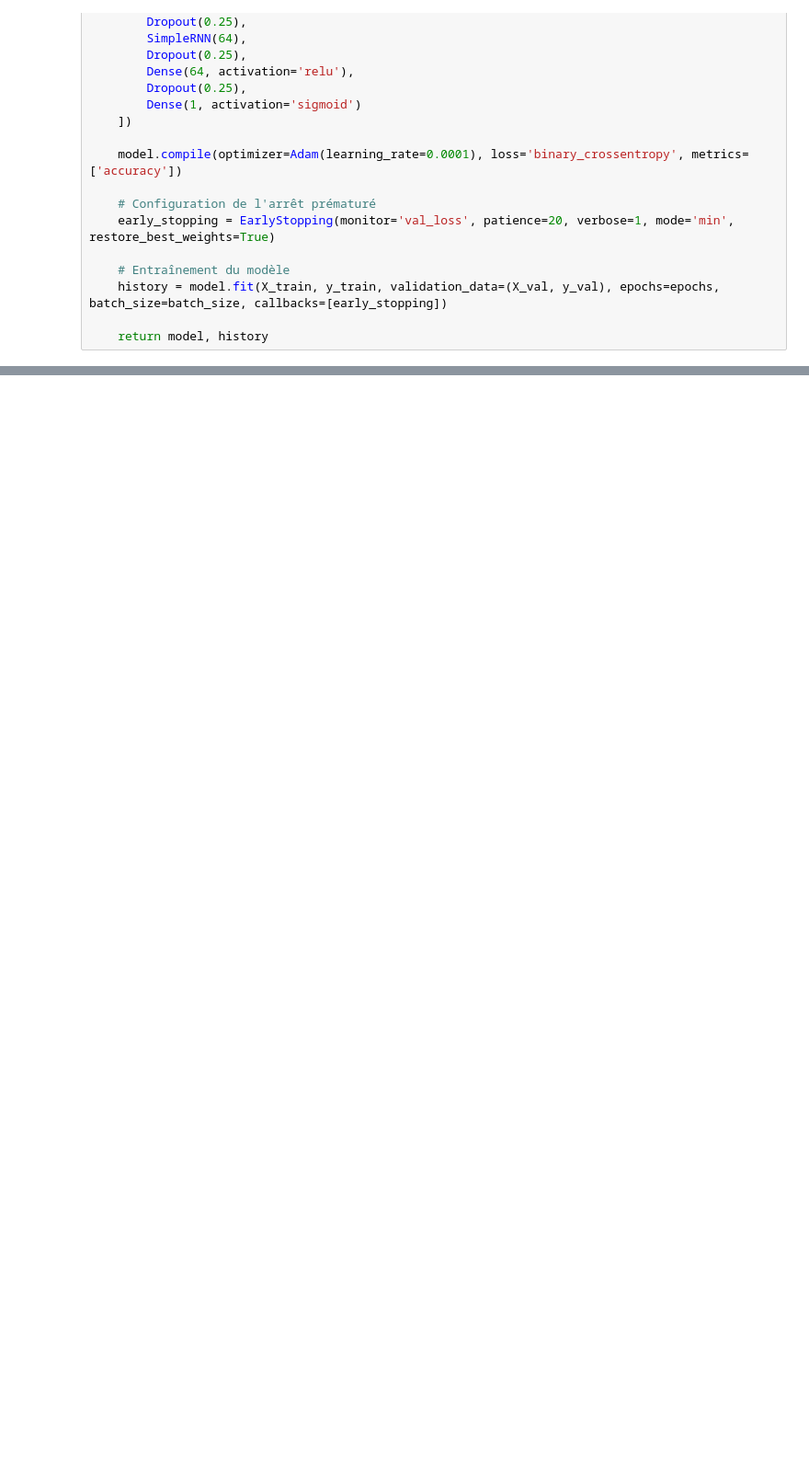
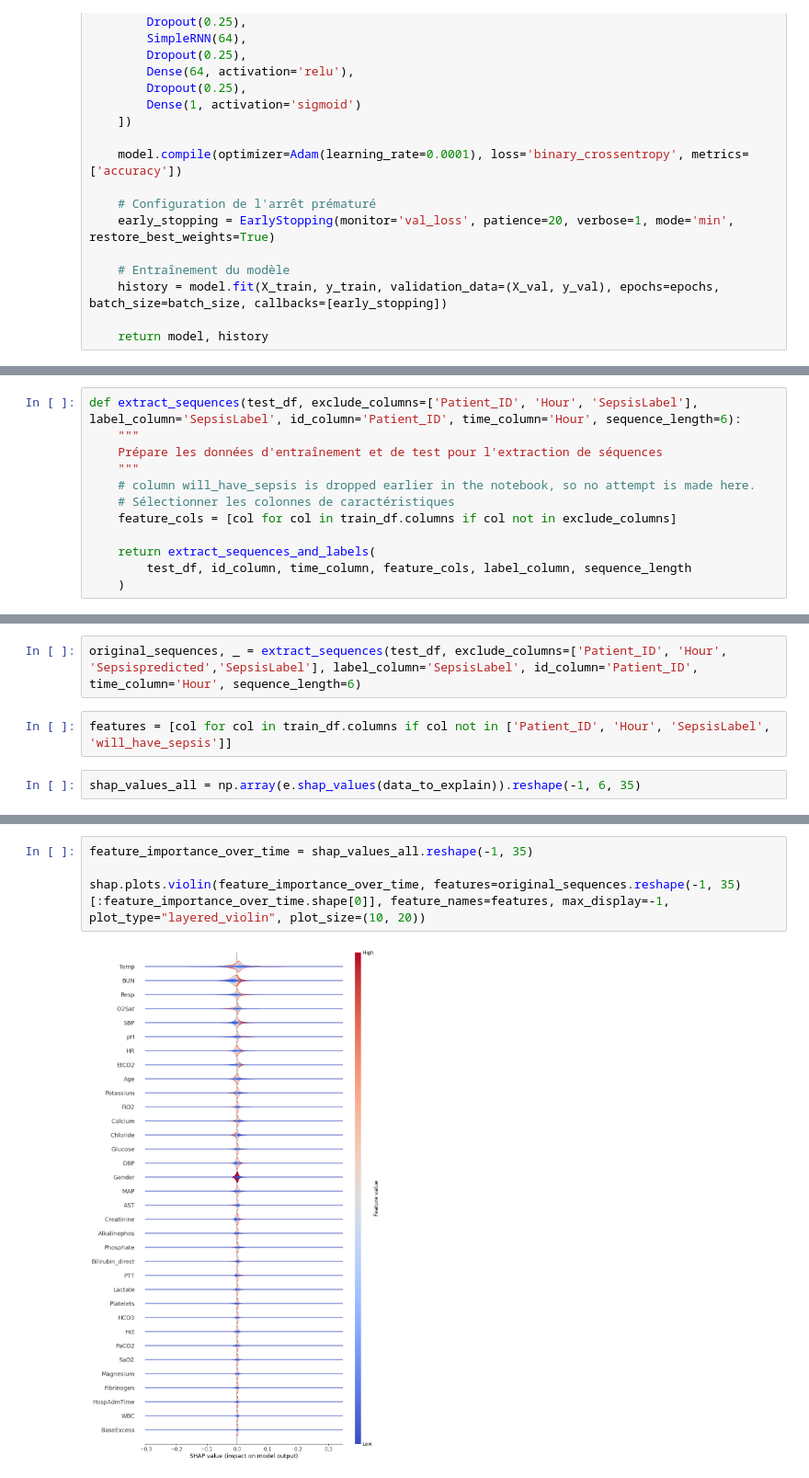
Before and after one commit to DaAdri/sepsis_prediction, a Jupyter notebook: RNN_model.ipynb, the cells around one changed output, grey strips where cells are left out. Shown at 92% size. Saved outputs shown, nothing was run; the diff lists cells and outputs as text; blank space fills up the shorter version.

```diff
--- a/RNN_model.ipynb
+++ b/RNN_model.ipynb
@@ -120,0 +268,12 @@ AUROC: 0.8438
+# %%
+def extract_sequences(test_df, exclude_columns=['Patient_ID', 'Hour', 'SepsisLabel'], label_column='SepsisLabel', id_column='Patient_ID', time_column='Hour', sequence_length=6):
+	"""
+	Prépare les données d'entraînement et de test pour l'extraction de séquences
+	"""
+	# column will_have_sepsis is dropped earlier in the notebook, so no attempt is made here.
+	# Sélectionner les colonnes de caractéristiques
+	feature_cols = [col for col in train_df.columns if col not in exclude_columns]
+
+	return extract_sequences_and_labels(
+		test_df, id_column, time_column, feature_cols, label_column, sequence_length
+	)
@@ -120,0 +314,6 @@ AUROC: 0.8438
+# %%
+original_sequences, _ = extract_sequences(test_df, exclude_columns=['Patient_ID', 'Hour', 'Sepsispredicted','SepsisLabel'], label_column='SepsisLabel', id_column='Patient_ID', time_column='Hour', sequence_length=6)
+# %%
+features = [col for col in train_df.columns if col not in ['Patient_ID', 'Hour', 'SepsisLabel', 'will_have_sepsis']]
+# %%
+shap_values_all = np.array(e.shap_values(data_to_explain)).reshape(-1, 6, 35)
@@ -120,0 +429,6 @@ AUROC: 0.8438
+# %%
+feature_importance_over_time = shap_values_all.reshape(-1, 35)
+
+shap.plots.violin(feature_importance_over_time, features=original_sequences.reshape(-1, 35)[:feature_importance_over_time.shape[0]], feature_names=features, max_display=-1, plot_type="layered_violin", plot_size=(10, 20))
+# %% [output]
+[figure, added]
```
Also changed, not shown: parts of 28 cells of this notebook, 4 other files.
